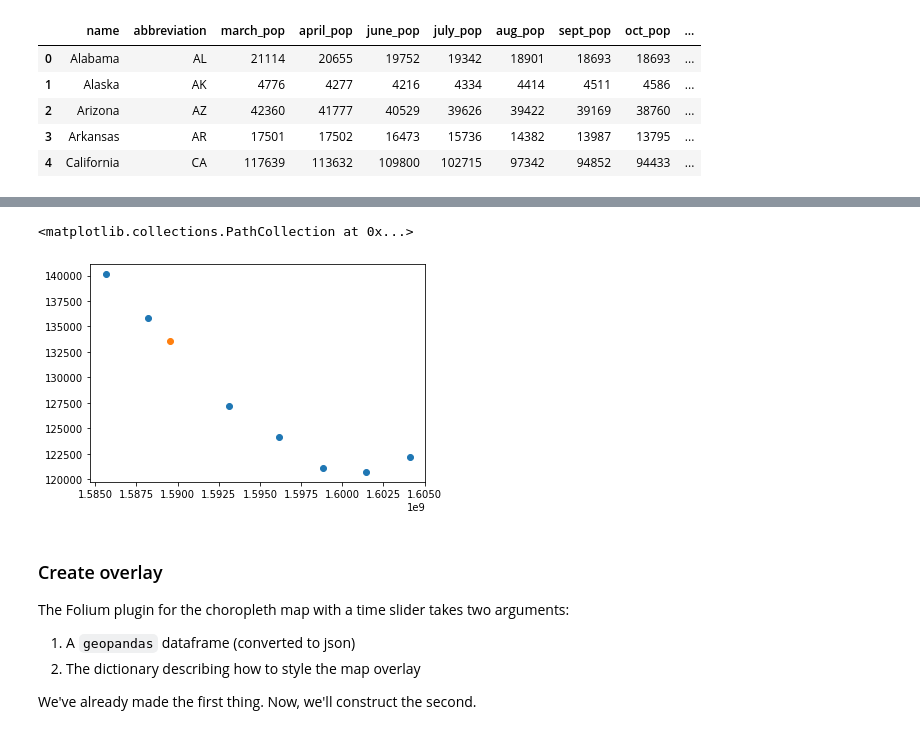
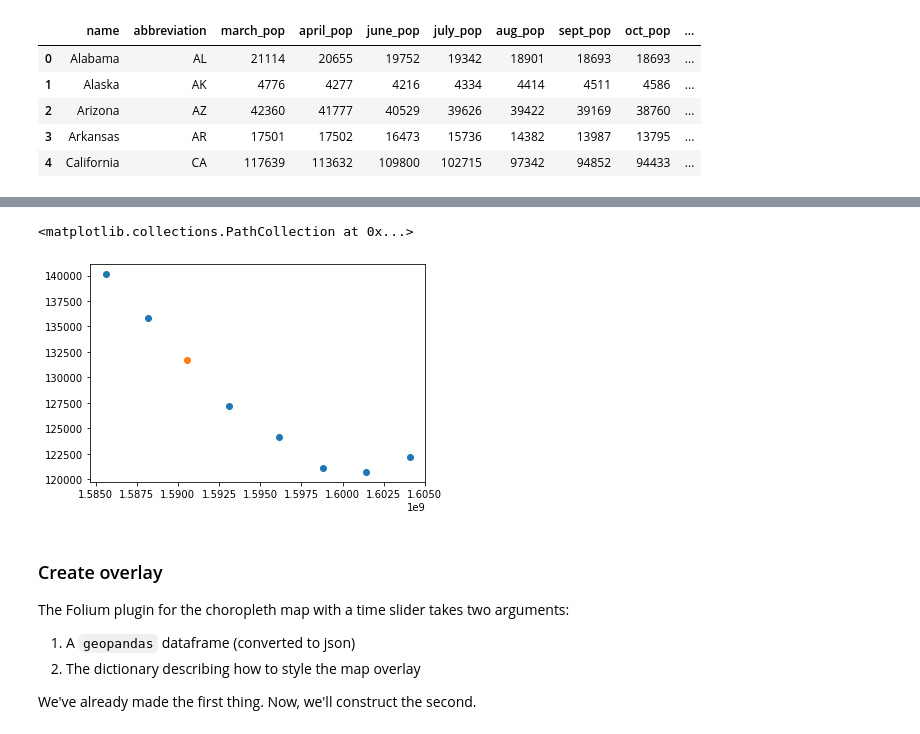
Before and after one commit to william-rice/covid-prisons, a Jupyter notebook: map_viz.ipynb, the cells around one changed output, grey strips where cells are left out. Drawn from its saved outputs; the diff is of its cells as text; code cells hidden in the pictures.

```diff
--- a/map_viz.ipynb
+++ b/map_viz.ipynb
@@ -152,7 +154,9 @@ import matplotlib.pyplot as plt
 # %%
 # For converting dates to numerical values during interpolation
 def date_to_num(date):
-    return datetime.strptime(date, '%m/%d/%Y').timestamp()
+    d = datetime.strptime(date, '%m/%d/%Y')
+    d = d.replace(tzinfo=timezone.utc)
+    return d.timestamp()
 # %%
 def get_known_values(state):
     # Dates at which population data was reported for this state
@@ -185,20 +199,20 @@ for state in df.index:
 # %%
 # Example: the orange dot is the estimated population on that day.
 
 # Known data
 [x,y] = get_known_values("Texas")
 
 # Make estimate
-day = "5/15/2020"
+day = "05/27/2020"
 x_est = date_to_num(day)
 y_est = estimate_pop(day, "Texas")
 
 # Plot
 plt.scatter(x,y)
 plt.scatter(x_est, y_est)
 # %% [output]
 <matplotlib.collections.PathCollection at 0x...>
-[figure, old version]
+[figure, new version]
 # %%
 # Change state name index to a numerical index (Alabama = 0, Wyoming = 49).
 df_statenames = df.copy() # Save for later
```
Also changed, not shown: parts of 18 cells of this notebook, 3 other files.
